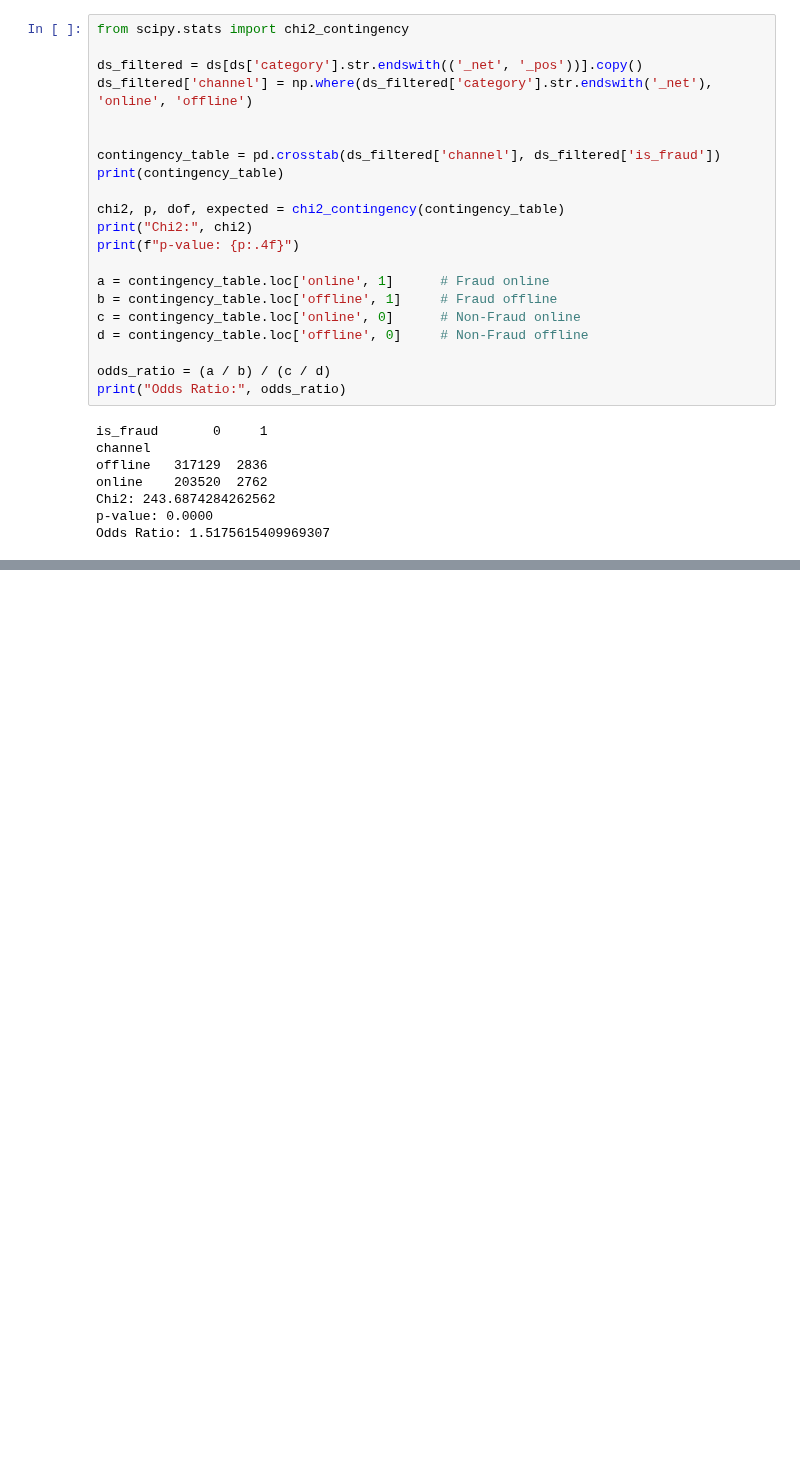
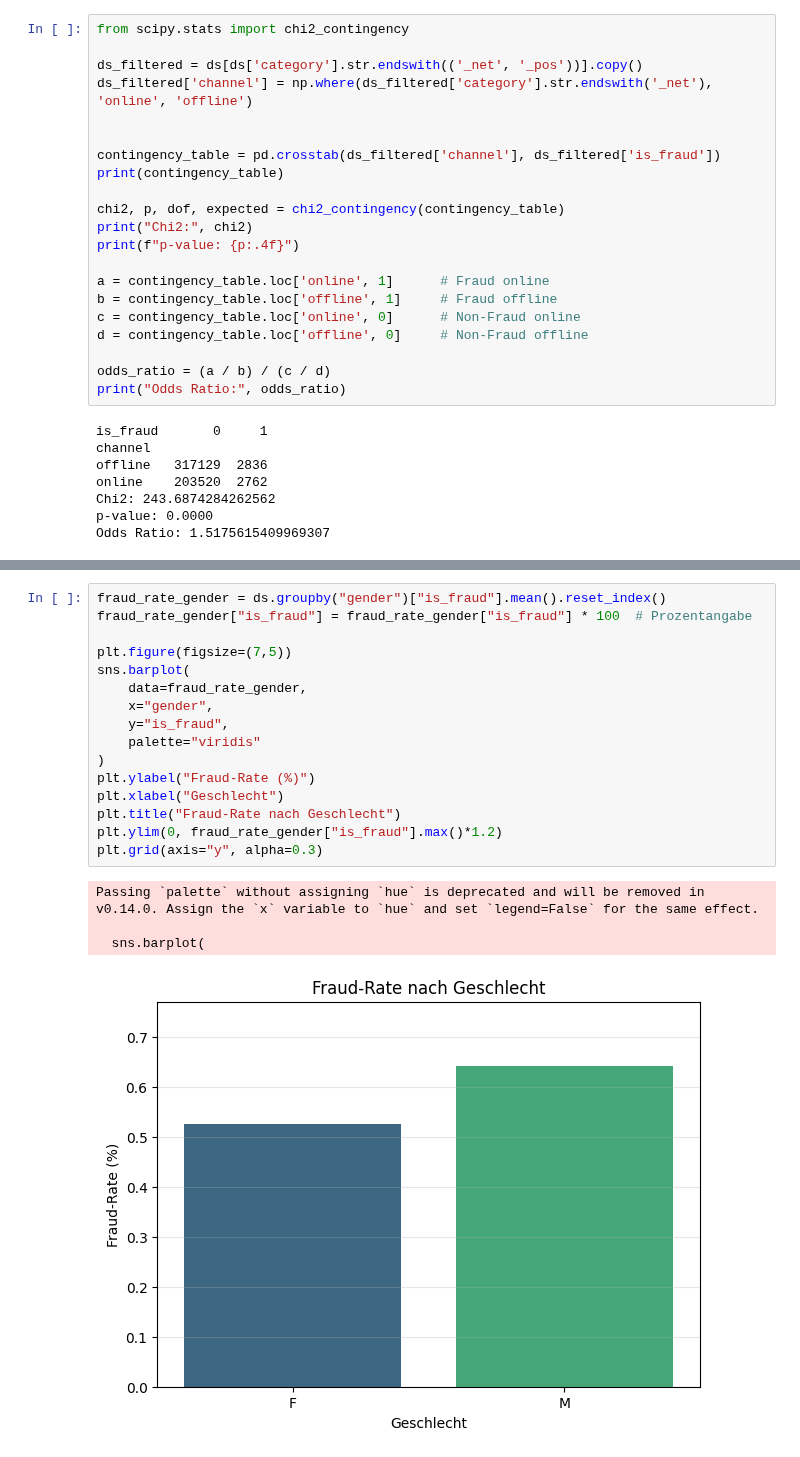
Before and after one commit to philethaler/Statistik-Datenbank, a Jupyter notebook: Analyse_7und8.ipynb, the cells around one changed output, grey strips where cells are left out. Drawn from its saved outputs; the diff is of its cells as text; blank space fills up the shorter version.

```diff
--- a/Analyse_7und8.ipynb
+++ b/Analyse_7und8.ipynb
@@ -89,3 +223,24 @@ else:
 Beobachtete Differenz (F-M): -0.0011646703093246774
 Permutationstest p-Wert (zweiseitig): 0.0
 Signifikanter Unterschied zwischen F und M
+# %%
+fraud_rate_gender = ds.groupby("gender")["is_fraud"].mean().reset_index()
+fraud_rate_gender["is_fraud"] = fraud_rate_gender["is_fraud"] * 100  # Prozentangabe
+
+plt.figure(figsize=(7,5))
+sns.barplot(
+    data=fraud_rate_gender,
+    x="gender",
+    y="is_fraud",
+    palette="viridis"
+)
+plt.ylabel("Fraud-Rate (%)")
+plt.xlabel("Geschlecht")
+plt.title("Fraud-Rate nach Geschlecht")
+plt.ylim(0, fraud_rate_gender["is_fraud"].max()*1.2)
+plt.grid(axis="y", alpha=0.3)
+# %% [output]
+Passing `palette` without assigning `hue` is deprecated and will be removed in v0.14.0. Assign the `x` variable to `hue` and set `legend=False` for the same effect.
+
+  sns.barplot(
+[figure, added]
```
Also changed, not shown: parts of 25 cells of this notebook.
